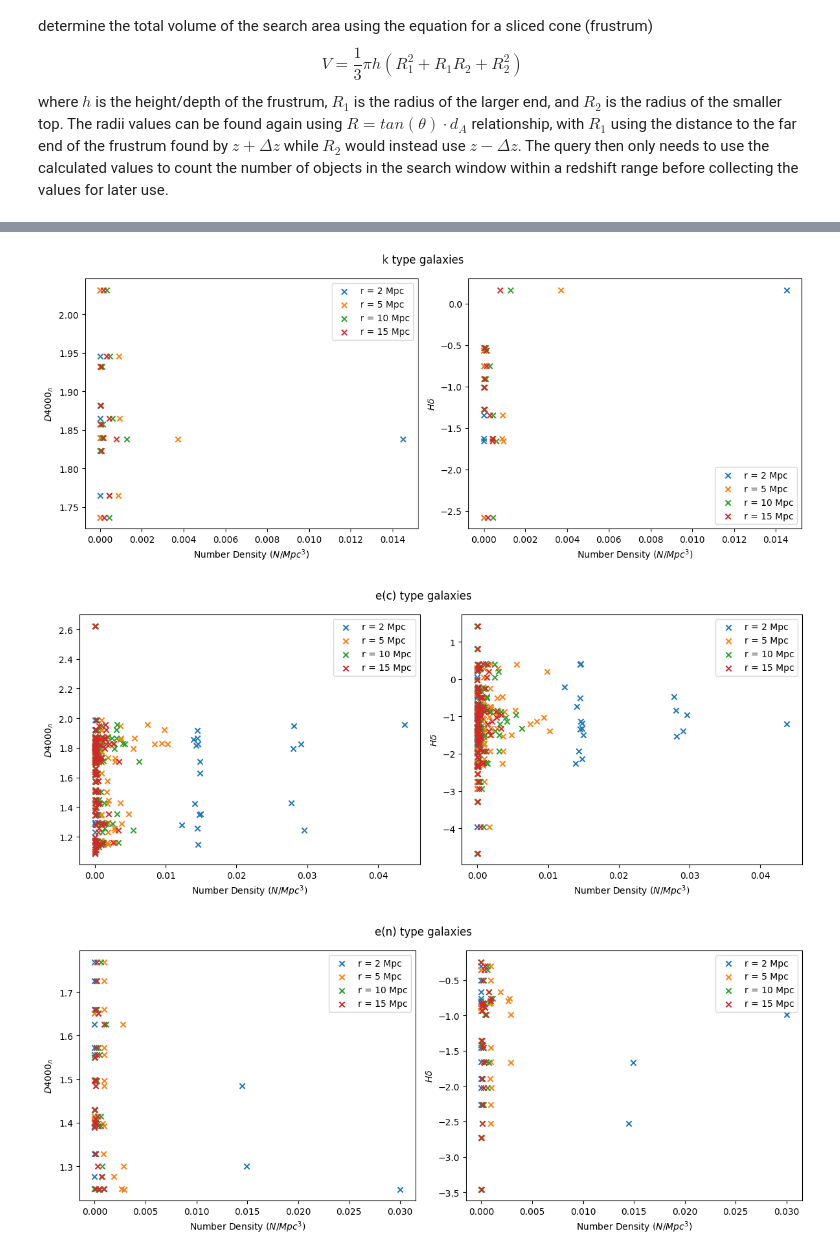
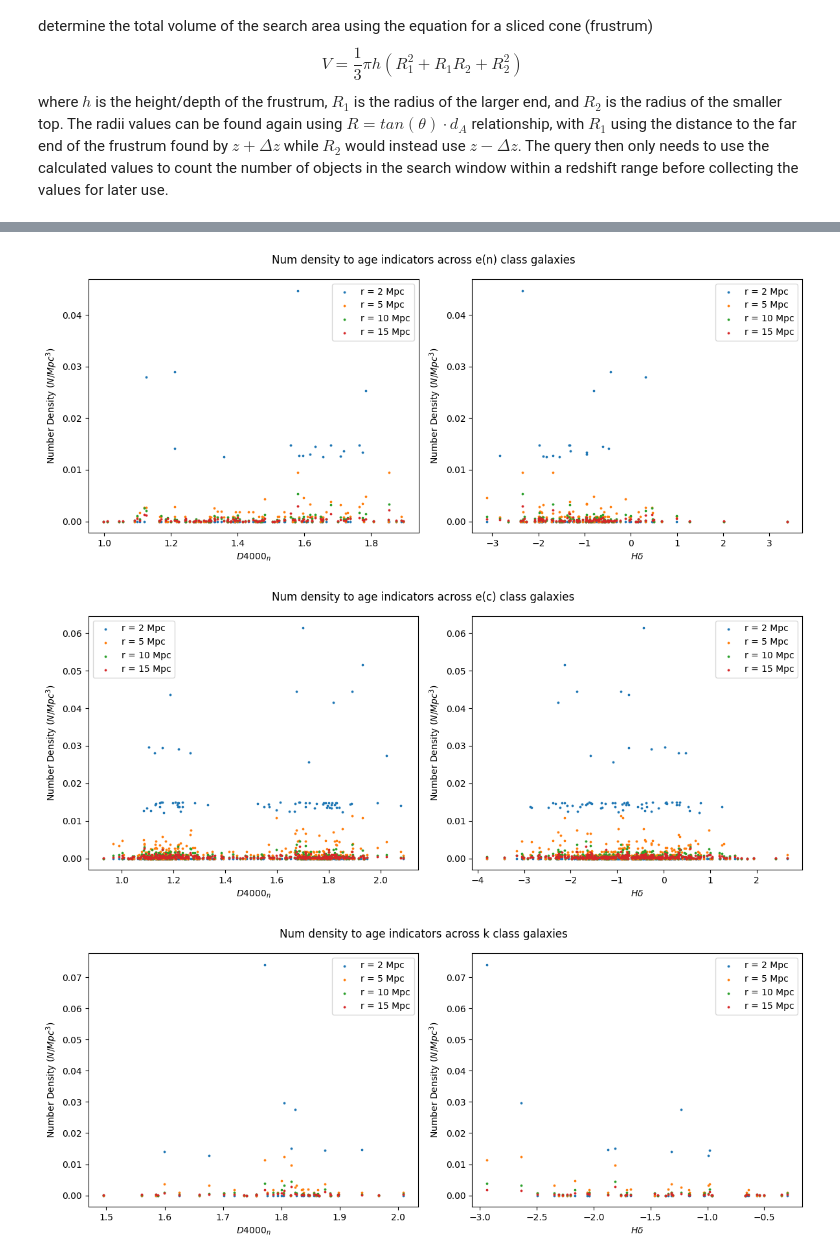
Before and after one commit to maraMaraschino/capstone-project, a Jupyter notebook: timescapes-notebook.ipynb, the cells around one changed output, grey strips where cells are left out. Saved outputs shown, nothing was run; the diff lists cells and outputs as text; code cells hidden in the pictures.

Commit message:
Changed objid capture. Changed reporting and plotting functions.

```diff
--- a/timescapes-notebook.ipynb
+++ b/timescapes-notebook.ipynb
@@ -518,6 +529,7 @@ from astropy.cosmology import Planck18 as cosmo
 import astropy.units as u
 import astropy.constants as const
 from astroquery.sdss import SDSS
+from itertools import islice
 
 
 def physical_to_angular_radius(z, mpc_radius):
@@ -616,9 +628,12 @@ def collect_values(files):
     mpc_radii = [2, 5, 10, 15]
 
     # Collect values
-    for file in files.iterdir():
+    for file in files:
         spectrum_data_dict = collect_spectrum_data(file)
         objid = spectrum_data_dict['objid']
+        if objid == None:
+            print(f'Failed to find objid for {spectrum_data_dict['fileid']}.')
+            continue
         galaxy_class = sort_galaxy(spectrum_data_dict)
         galaxy_shape = determine_shape(objid, "ZOO/full_morphology.csv")
 
@@ -674,5 +689,6 @@ def collect_values(files):
 
     return result
 
-folder = Path('FITS Test')
-result = collect_values(folder)
+files = sorted(Path('FITS').iterdir())
+job1 = files[0:1000]
+result = collect_values(job1)
@@ -691,9 +725,14 @@ save_result(result)
 # %%
 # Opening the data saved by previous cell on repeated uses
 import pickle
+import matplotlib.pyplot as plt
+import numpy as np
+
 def load_result(filename='result.pkl'):
     """
     Load pickle collect_values result after saving with save_result
     """
     with open(filename, 'rb') as f:
         return pickle.load(f)
+
+result = load_result()
@@ -761,49 +885,45 @@ Total counted galaxies: 198 out of 200.
 # %%
-import matplotlib.pyplot as plt
-import numpy as np
-
-def plot_by_class_and_radius(result, radii=[2, 5, 10, 15]):
+def plot_age_indicators_and_num_density_by_type(dict_key, result, radii=[2, 5, 10, 15]):
     """
     For each galaxy class, create two plots with an x-axis of the number density and a y-axis of either D4000n or Hdelta.
     Each search volume is represented as a different color
     """
-    class_dict = result['class_dict']
-    flat = {}
-    for galaxy_class, data in class_dict.items():
-        if '?' in galaxy_class:
+    class_or_shape_dict = result[dict_key]
+    for galaxy_type, data in class_or_shape_dict.items():
+        if '?' in galaxy_type:
             continue
-        fig, (ax1, ax2) = plt.subplots(1, 2, figsize=(12, 5), sharex=True)
+        fig, (ax1, ax2) = plt.subplots(1, 2, figsize=(12, 5), sharex=False)
         for i, radius in enumerate(radii):
             # Flatten spectrum values into lists
             D4000n_vals  = []
             h_delta_vals = []
             oii_vals     = []
             dens_vals    = []
             for galaxy in data:
                 dens_vals.append(galaxy['densities'][i])
                 D4000n_vals.append(galaxy['D4000n'])
                 h_delta_vals.append(galaxy['h_delta_EW'])
                 oii_vals.append(galaxy['oii_EW'])
 
             dens_vals = np.array(dens_vals)
             D4000n_vals = np.array(D4000n_vals)
 
             # Create plots
-            ax1.scatter(dens_vals, D4000n_vals, label=f'r = {radius} Mpc', marker='x')
-            ax2.scatter(dens_vals, h_delta_vals, label=f'r = {radius} Mpc', marker='x')
-        ax1.set_xlabel(r'Number Density ($N/Mpc^3$)')
-        ax1.set_ylabel(r'$D4000_n$')
+            ax1.scatter(D4000n_vals, dens_vals,label=f'r = {radius} Mpc', s=3)#, marker='x')
+            ax2.scatter(h_delta_vals, dens_vals, label=f'r = {radius} Mpc', s=3)#, marker='x')
+        ax1.set_ylabel(r'Number Density ($N/Mpc^3$)')
+        ax1.set_xlabel(r'$D4000_n$')
         ax1.legend()
 
-        ax2.set_xlabel(r'Number Density ($N/Mpc^3$)')
-        ax2.set_ylabel(r'$H\delta$')
+        ax2.set_ylabel(r'Number Density ($N/Mpc^3$)')
+        ax2.set_xlabel(r'$H\delta$')
         ax2.legend()
-        fig.suptitle(f'{galaxy_class} type galaxies')
+        fig.suptitle(f'Num density to age indicators across {galaxy_type} {dict_key[:-5]} galaxies')
         fig.tight_layout()
         plt.show()
 
-plot_by_class_and_radius(result)
+plot_age_indicators_and_num_density_by_type('class_dict', result, radii=[2, 5, 10, 15])
 # %% [output]
-[figure, old version]
+[figure, new version]
-[figure, old version]
+[figure, new version]
-[figure, old version]
+[figure, new version]
```
Also changed, not shown: parts of 8 cells of this notebook, 2 other files.
